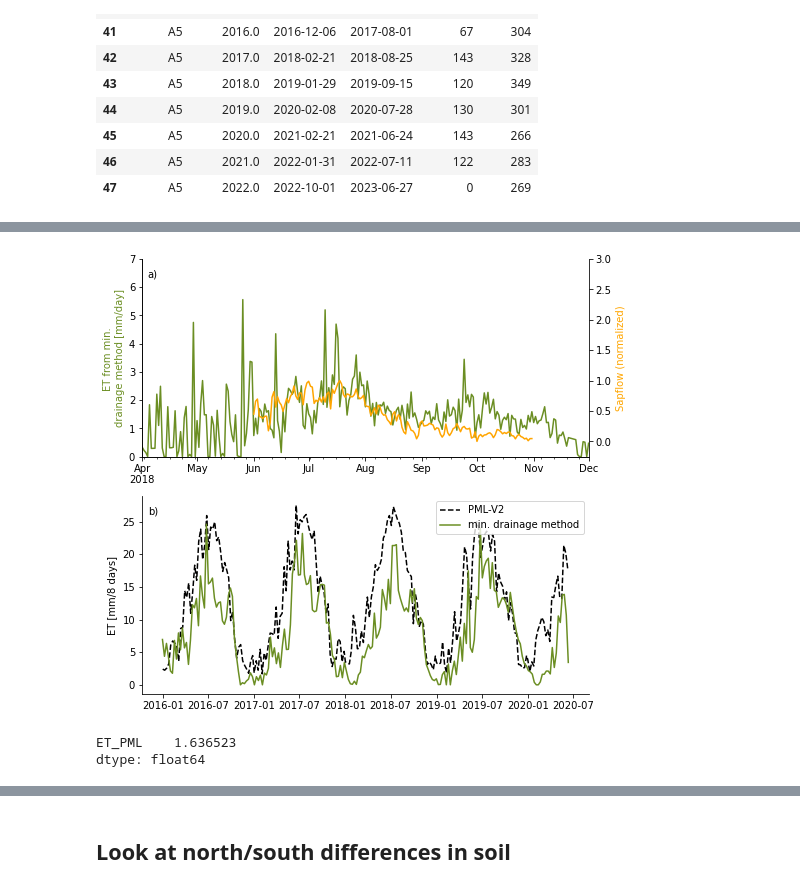
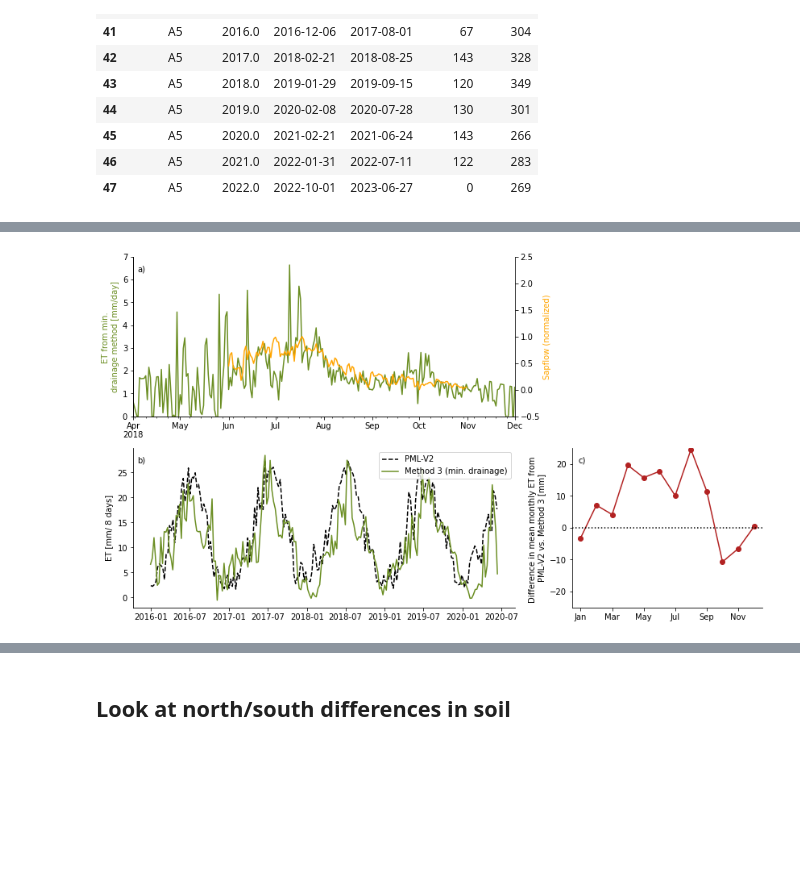
Before and after one commit to lapidesd/ET_layers, a Jupyter notebook: Code/separate_fluxes-final.ipynb, the cells around one changed output, grey strips where cells are left out. Saved outputs shown, nothing was run; the diff lists cells and outputs as text; code cells hidden in the pictures; blank space fills up the shorter version.

```diff
--- a/Code/separate_fluxes-final.ipynb
+++ b/Code/separate_fluxes-final.ipynb
@@ -154,4 +153,6 @@ Index(['RivLevel31_Soil_Moisture_L3S1_0.33',
       dtype='object')
+# %%
+soilStore = 70
 # %%
 # lists of ports and associated depths
 
@@ -968,7 +1033,8 @@ rzchangedf
 # run mass balance technique for all possible maximum depths
 
 all_outputs = []
-rdstore = 400
+rdstore = 425
+portuse = 7
 
 for num_ports in range(2,8):
     print('Number of ports:',num_ports)
@@ -977,7 +1043,7 @@ for num_ports in range(2,8):
     Storages = setup_storage(popt,tdtData,tdr_norm,rdstore,num_ports,'exp')
     DeltaStorage = calc_deltastorage(Storages,rainData)
     DeltaStorage = calc_massbalance(DeltaStorage)
-    if num_ports==7:
+    if num_ports==portuse:
         make_plots(DeltaStorage)
 
     DS_sub = DeltaStorage.loc['2016-10-01':'2019-10-01']
@@ -1012,3 +1077,5 @@ To meet mass balance, increased overall P by  7 %
+# %%
+DeltaStorage = all_outputs[portuse-2]
 # %%
 # make a cumulative rainfall column for each water year
 
@@ -1332,8 +1410,0 @@ plt.savefig('compare_numports.png',fmt='png',dpi=300,bbox_inches='tight')
-# %%
-# plot mean annual ET as a function of maximal depth
-etsums = []
-for i in range(len(all_outputs)):
-    etsums.append(all_outputs[i].loc['2016-10-01':'2019-10-01'].ET_total.mean()*365,
-                 )
-plt.plot(etsums,marker = 'o')
-plt.ylabel('Mean annual ET [mm]')
@@ -1343,8 +1411,10 @@ Text(0, 0.5, 'Mean annual ET [mm]')
 # %%
-fig,axs = plt.subplots(2,figsize = (8,8
-                                  ))
+matplotlib.rcParams.update({'font.size': 10})
+fig,axs = plt.subplots(2,2,figsize = (14,8
+                                  ),gridspec_kw={'width_ratios':[2,1]})
 
-ax = axs[0]
+
+ax = axs[0,0]
 axt = ax.twinx()
 sapflownorm.mean(axis=1).plot(ax=axt,label='Sapflow',c='orange')
 
@@ -1353,45 +1423,68 @@ DeltaStorage.ET_total.loc['2018-04-01':'2018-12-01'].plot(ax=ax,label='ET',
 # plt.legend()
 ax.set_ylim(0,7)
 ax.set_ylabel('ET from min. \ndrainage method [mm/day]',c='olivedrab')
-axt.set_ylim(-.25,3)
+axt.set_ylim(-.5,2.5)
 axt.set_ylabel('Sapflow (normalized)', c = 'orange')
 
 
-ax = axs[1]
+ax = axs[1,0]
 ElderPML = pd.read_csv('../Data/ElderPML.csv',header=None).rename(columns={0:'date',1:'ET_PML'})
 ElderPML['date'] = pd.to_datetime(ElderPML['date'])
 ElderPML.set_index('date',inplace=True)
 ElderPML = ElderPML.loc[DeltaStorage.index.values[0]:DeltaStorage.index.values[-1]]
 axt2 = ax#.twinx()
 axt2.plot(ElderPML.index,ElderPML.ET_PML,c='k',label='PML-V2',ls='--')
 DS8day = DeltaStorage.ET_total.resample('8D').sum()
-ax.plot(DS8day.index,DS8day,c='olivedrab',label='min. drainage method')
-ax.legend()
+ax.plot(DS8day.index,DS8day,c='olivedrab',label='Method 3 (min. drainage)')
+# ax.plot(DeltaStorage.index,DeltaStorage.ET_total,
+#         c='olivedrab',label='min. drainage method',zorder=-1)
+ax.legend(loc='upper right')
 axt2.set_ylabel('ET from PML-V2 [mm/8 days]')
-ax.set_ylabel('ET [mm/8 days]')#,c='olivedrab')
+ax.set_ylabel('ET [mm/ 8 days]')#,c='olivedrab')
+# for y in range(2016,2021):
+#     ax.axvspan(pd.to_datetime('10-1-'+str(y)),pd.to_datetime('11-1-'+str(y)),
+#               facecolor = 'olivedrab',alpha=.2,zorder=-1)
+#     ax.axvspan(pd.to_datetime('4-1-'+str(y)),pd.to_datetime('9-1-'+str(y)),
+#               facecolor = 'k',alpha=.05,zorder=-1)
+# ax.set_xlim(DeltaStorage.index.values[0],DeltaStorage.index.values[-1])
 
-for ax in axs:
-    ax.spines[['top','right']].set_visible(False)
+
+ax = axs[1,1]
+mlist = [7,8,9,]
+s = DeltaStorage.index.values[0]#pd.to_datetime('1-1-2016')
+e = DeltaStorage.index.values[-1]#pd.to_datetime('10-1-2019')
+emonth = ElderPML.copy().loc[s:e]
+emonth = emonth.resample('D').first().interpolate()/8
+emonth = emonth.groupby(emonth.index.month).mean().ET_PML.values.flatten()*30
+dmonth = DeltaStorage.loc[s:e]
+dmonth = dmonth.groupby(dmonth.index.month).ET_total.mean().values*30
+ax.plot(emonth-dmonth,marker='o',c='firebrick')
+ax.axhline(0,c='k',ls=':')
+ax.set_ylabel('Difference in mean monthly ET from \nPML-V2 vs. Method 3 [mm]')
+ax.set_xticks(list(range(0,12,2)))
+ax.set_xticklabels(['Jan','Mar','May','Jul','Sep','Nov'])
+# ax.axvspan(8.5,9.5,facecolor='olivedrab',alpha=.2,zorder=-1)
+# ax.axvspan(2.5,7.5,facecolor = 'k',alpha=.05,zorder=-1)
+ax.set_ylim(-25,25)
+
+# for ax in axs:
+#     ax.spines[['top','right']].set_visible(False)
 for ax in [axt,axt2]:
     ax.spines['top'].set_visible(False)
 
 labels = ['a)','b)','c)','d)','e)','f)','g)','h)','i)',
          'j)','k)','l)','m)','n)','o)','p)','q)','r)',
           's)','t)','u)','v)']
-for i,ax in enumerate(axs.flatten()):
+for i,ax in enumerate([axs[0,0],axs[1,0],axs[1,1]]):
     for side in ['top','right']:
         ax.spines[side].set_visible(False)
 
     # label physical distance in and down:
     trans = mtransforms.ScaledTranslation(10/72, -5/72, fig.dpi_scale_trans)
     ax.text(-.01, .975, labels[i], transform=ax.transAxes + trans,
              verticalalignment='top', )
+axs[0,1].axis('off')
 
 plt.savefig('ET_compare.png',fmt='png',dpi=300,bbox_inches='tight')
 # %% [output]
-[figure, old version]
+[figure, new version]
-# %%
-(ElderPML.mean()*365/8)/350
-# %% [output]
-ET_PML    1.636523
-dtype: float64
```
Also changed, not shown: parts of 28 cells of this notebook.
